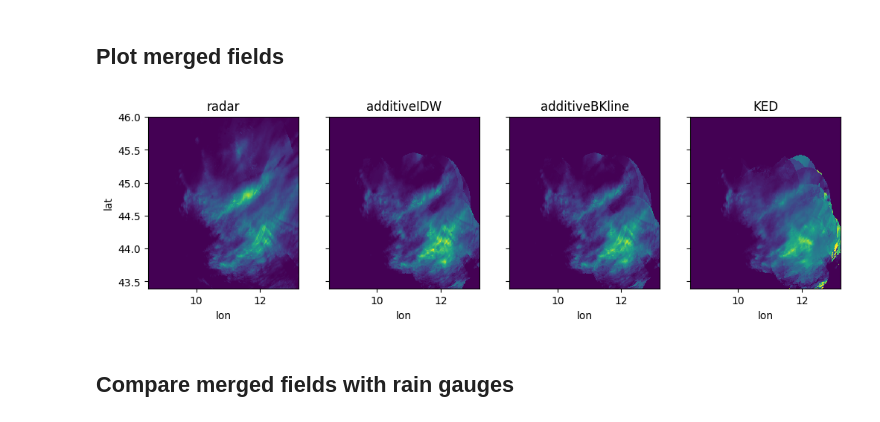
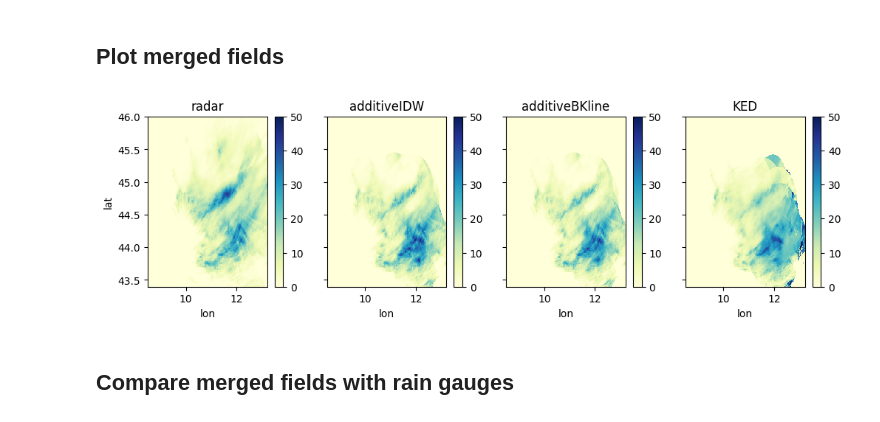
Before and after one commit to eoydvin/mergeplg, a Jupyter notebook: docs/notebooks/Introduction.ipynb, the cells around one changed output. Drawn from its saved outputs; the diff is of its cells as text; code cells hidden in the pictures.

```diff
--- a/docs/notebooks/Introduction.ipynb
+++ b/docs/notebooks/Introduction.ipynb
@@ -136,7 +135,7 @@ interpolator = interpolate.InterpolateOrdinaryKriging(
     variogram_model="spherical",
     nnear=8, # Number of neighbors used for interpolation
     max_distance=20000, # max distance to perform interpolation
-    full_line=False, # If False, use midpoint of CMLs for interpolation
+    full_line=True, # If False, use midpoint of CMLs for interpolation
 )
 
 # The interpolation weights are reused for each time step
@@ -302,29 +305,29 @@ ds_rad["rainfall_KED"] = xr.concat(rainfall, dim="time")
 # %%
 # Specify rainfall fields to plot
 rainfall_fields = [
     "rainfall_radar",
     "rainfall_additiveIDW",
     "rainfall_additiveBKline",
     "rainfall_KED",
 ]
 
 # Plot data using poligrain
 fig, ax = plt.subplots(1, len(rainfall_fields), figsize=(len(rainfall_fields)*3, 3), sharex=True, sharey=True)
 for i, rainfall_field in enumerate(rainfall_fields):
     plg.plot_map.plot_plg(
         da_grid=ds_rad[rainfall_field].sum(dim="time", skipna=True), # nan are filled with zeros
         use_lon_lat=True,
         vmin=0,
         vmax=50,
-        cmap="viridis",
+        cmap='YlGnBu',
         ax=ax[i],
-        add_colorbar=False
+        add_colorbar=True
     );
     ax[i].set_title(rainfall_field.split("_")[1])
     if i != 0:
         ax[i].set_ylabel('')
 # %% [output]
-[figure, old version]
+[figure, new version]
 # %% [markdown]
 ## Compare merged fields with rain gauges
 # %%
```
Also changed, not shown: parts of 8 cells of this notebook, 6 other files.
